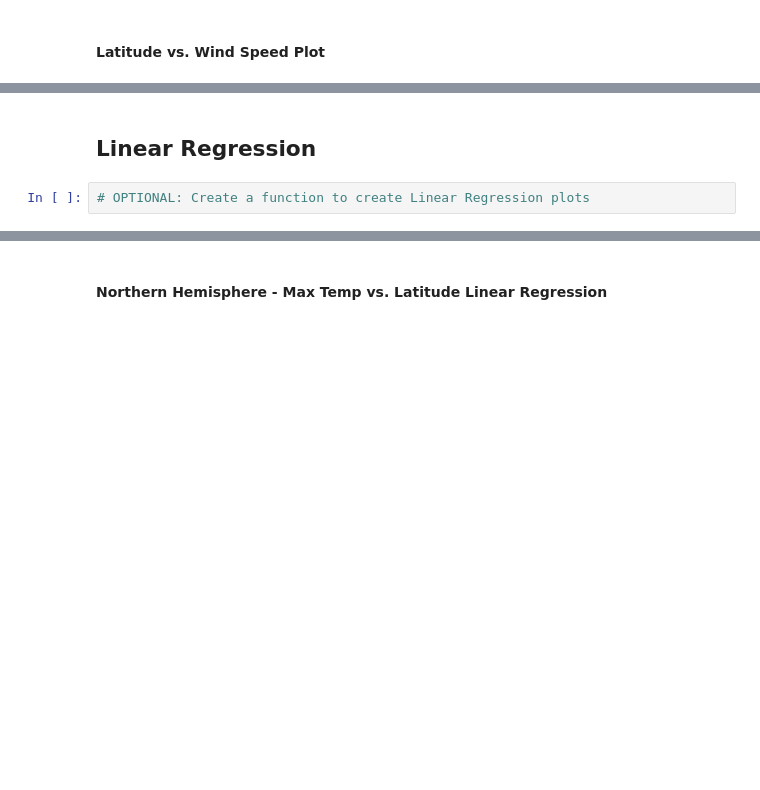
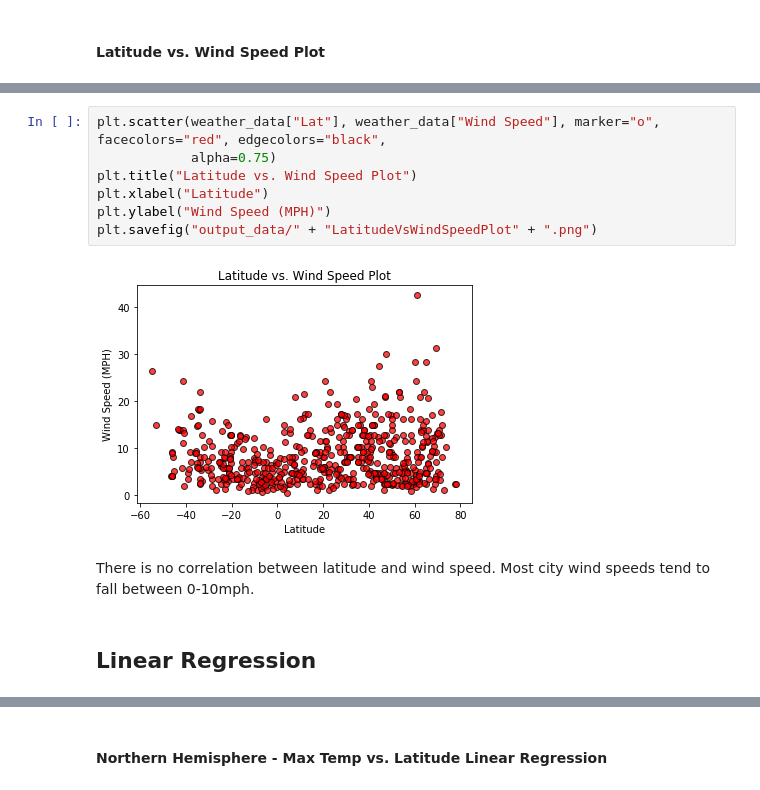
Before and after one commit to solrey3/python-api-challenge, a Jupyter notebook: WeatherPy/WeatherPy.ipynb, the cells around one changed output, grey strips where cells are left out. Saved outputs shown, nothing was run; the diff lists cells and outputs as text; blank space fills up the shorter version.

```diff
--- a/WeatherPy/WeatherPy.ipynb
+++ b/WeatherPy/WeatherPy.ipynb
@@ -123,4 +227,13 @@ dtype: int64
+# %%
+plt.scatter(weather_data["Lat"], weather_data["Wind Speed"], marker="o", facecolors="red", edgecolors="black",
+            alpha=0.75)
+plt.title("Latitude vs. Wind Speed Plot")
+plt.xlabel("Latitude")
+plt.ylabel("Wind Speed (MPH)")
+plt.savefig("output_data/" + "LatitudeVsWindSpeedPlot" + ".png")
+# %% [output]
+[figure, added]
+# %% [markdown]
+There is no correlation between latitude and wind speed. Most city wind speeds tend to fall between 0-10mph.
 # %% [markdown]
 ## Linear Regression
-# %%
-# OPTIONAL: Create a function to create Linear Regression plots
```
Also changed, not shown: parts of 46 cells of this notebook, 14 other files.
